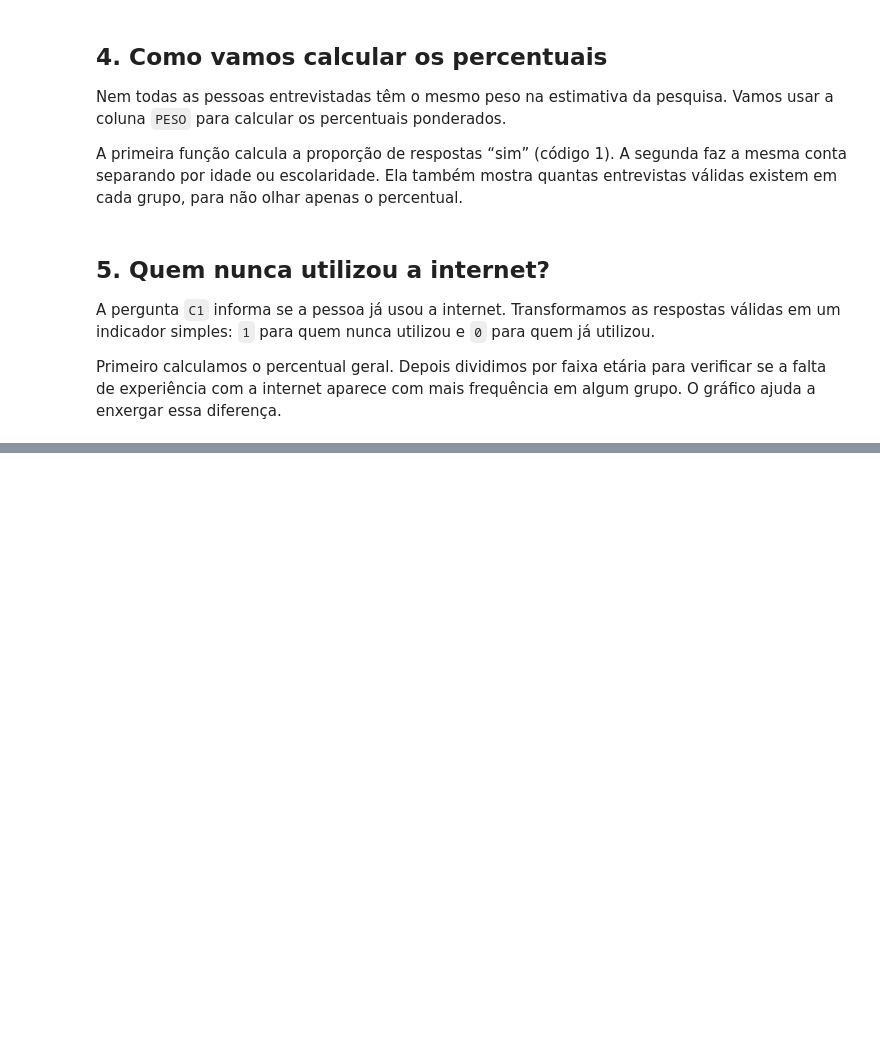
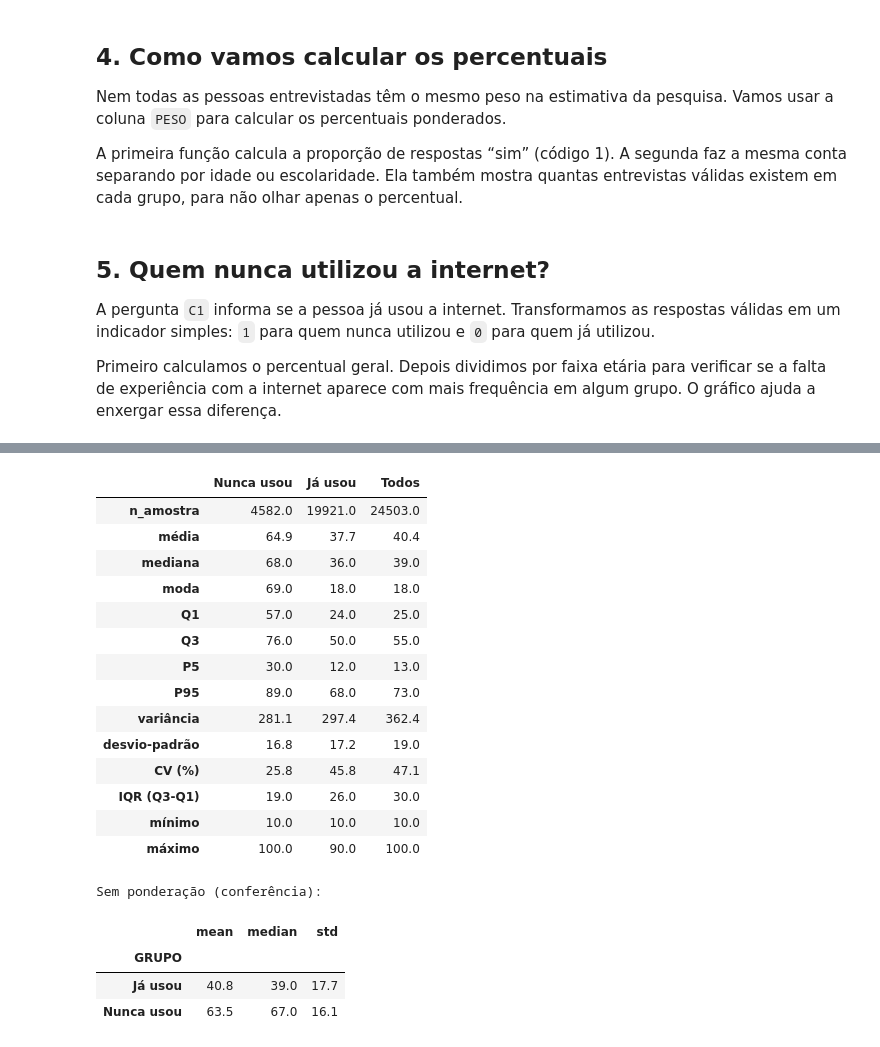
Before and after one commit to auxilia-lia/lia-gs-citizentech, a Jupyter notebook: data-science/01_tic_domicilios_LIA.ipynb, the cells around one changed output, grey strips where cells are left out. Drawn from its saved outputs; the diff is of its cells as text; code cells hidden in the pictures; blank space fills up the shorter version.

```diff
--- a/data-science/01_tic_domicilios_LIA.ipynb
+++ b/data-science/01_tic_domicilios_LIA.ipynb
@@ -262,0 +274,65 @@ Percentual ponderado que nunca utilizou a internet: 9.98%
+# %%
+def quantil_ponderado(valores, pesos, q):
+    """Idade em que os pesos acumulados chegam à fração q do total."""
+    ordem = np.argsort(valores)
+    v, w = np.asarray(valores)[ordem], np.asarray(pesos)[ordem]
+    acumulado = np.cumsum(w) / w.sum()
+    return float(v[np.searchsorted(acumulado, q)])
+
+def medidas_ponderadas(parte, coluna="IDADE", peso="PESO_NUM"):
+    x = parte[coluna].to_numpy(dtype=float)
+    w = parte[peso].to_numpy(dtype=float)
+    media = np.average(x, weights=w)
+    variancia = np.average((x - media) ** 2, weights=w)
+    q1, mediana, q3 = (quantil_ponderado(x, w, q) for q in (0.25, 0.50, 0.75))
+    return {
+        "n_amostra": len(parte),
+        "média": media,
+        "mediana": mediana,
+        "moda": parte.groupby(coluna)[peso].sum().idxmax(),
+        "Q1": q1,
+        "Q3": q3,
+        "P5": quantil_ponderado(x, w, 0.05),
+        "P95": quantil_ponderado(x, w, 0.95),
+        "variância": variancia,
+        "desvio-padrão": np.sqrt(variancia),
+        "CV (%)": 100 * np.sqrt(variancia) / media,
+        "IQR (Q3-Q1)": q3 - q1,
+        "mínimo": x.min(),
+        "máximo": x.max(),
+    }
+
+base_idade = df.loc[df["NUNCA_USOU"].isin([0, 1]) & df["PESO_NUM"].gt(0)].copy()
+base_idade["GRUPO"] = base_idade["NUNCA_USOU"].map({1: "Nunca usou", 0: "Já usou"})
+
+medidas = pd.DataFrame({
+    "Nunca usou": medidas_ponderadas(base_idade[base_idade["GRUPO"].eq("Nunca usou")]),
+    "Já usou": medidas_ponderadas(base_idade[base_idade["GRUPO"].eq("Já usou")]),
+    "Todos": medidas_ponderadas(base_idade),
+})
+display(medidas.round(1))
+
+# Conferência: sem peso, a média e a mediana do pandas ficam próximas das ponderadas.
+print("Sem ponderação (conferência):")
+display(base_idade.groupby("GRUPO")["IDADE"].agg(["mean", "median", "std"]).round(1))
+# %% [output]
+|  | Nunca usou | Já usou | Todos |
+| n_amostra | 4582.0 | 19921.0 | 24503.0 |
+| média | 64.9 | 37.7 | 40.4 |
+| mediana | 68.0 | 36.0 | 39.0 |
+| moda | 69.0 | 18.0 | 18.0 |
+| Q1 | 57.0 | 24.0 | 25.0 |
+| Q3 | 76.0 | 50.0 | 55.0 |
+| P5 | 30.0 | 12.0 | 13.0 |
+| P95 | 89.0 | 68.0 | 73.0 |
+| variância | 281.1 | 297.4 | 362.4 |
+| desvio-padrão | 16.8 | 17.2 | 19.0 |
+| CV (%) | 25.8 | 45.8 | 47.1 |
+| IQR (Q3-Q1) | 19.0 | 26.0 | 30.0 |
+| mínimo | 10.0 | 10.0 | 10.0 |
+| máximo | 100.0 | 90.0 | 100.0 |
+Sem ponderação (conferência):
+|  | mean | median | std |
+| GRUPO |  |  |  |
+| Já usou | 40.8 | 39.0 | 17.7 |
+| Nunca usou | 63.5 | 67.0 | 16.1 |
```
Also changed, not shown: parts of 16 cells of this notebook, 13 other files.
